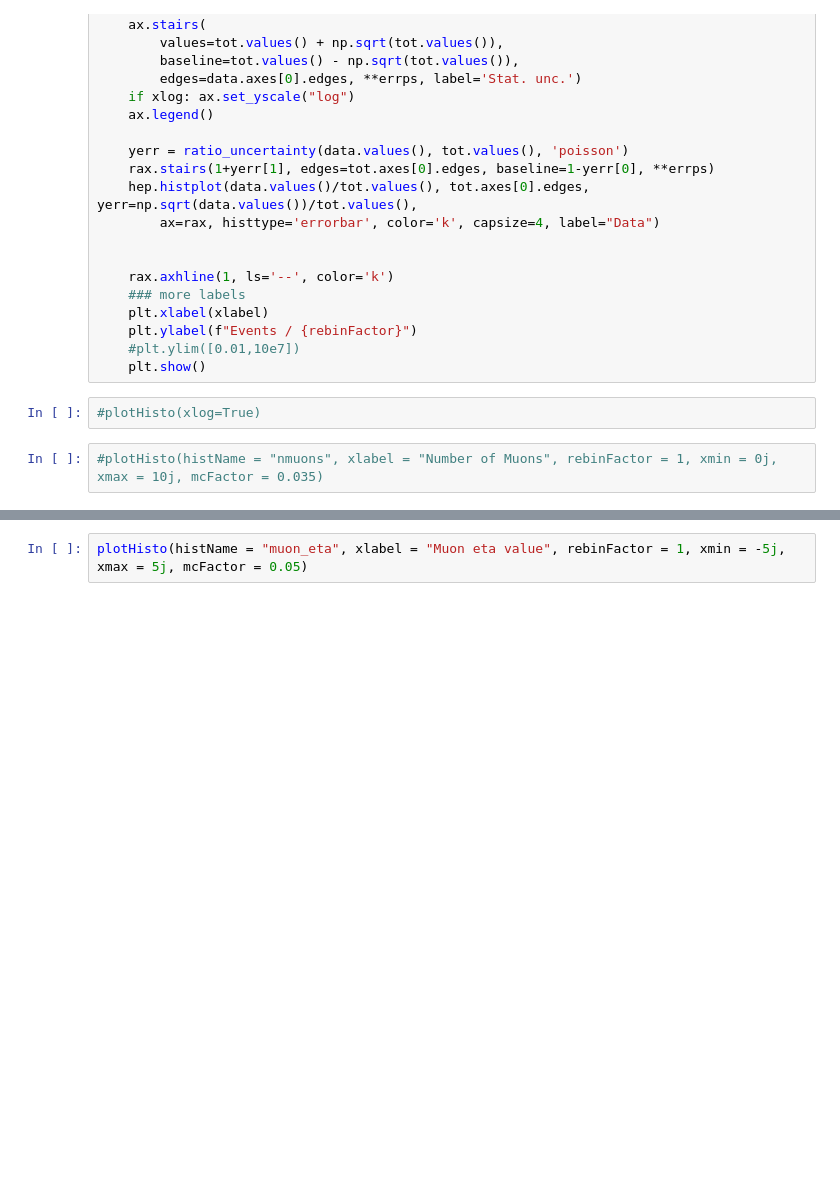
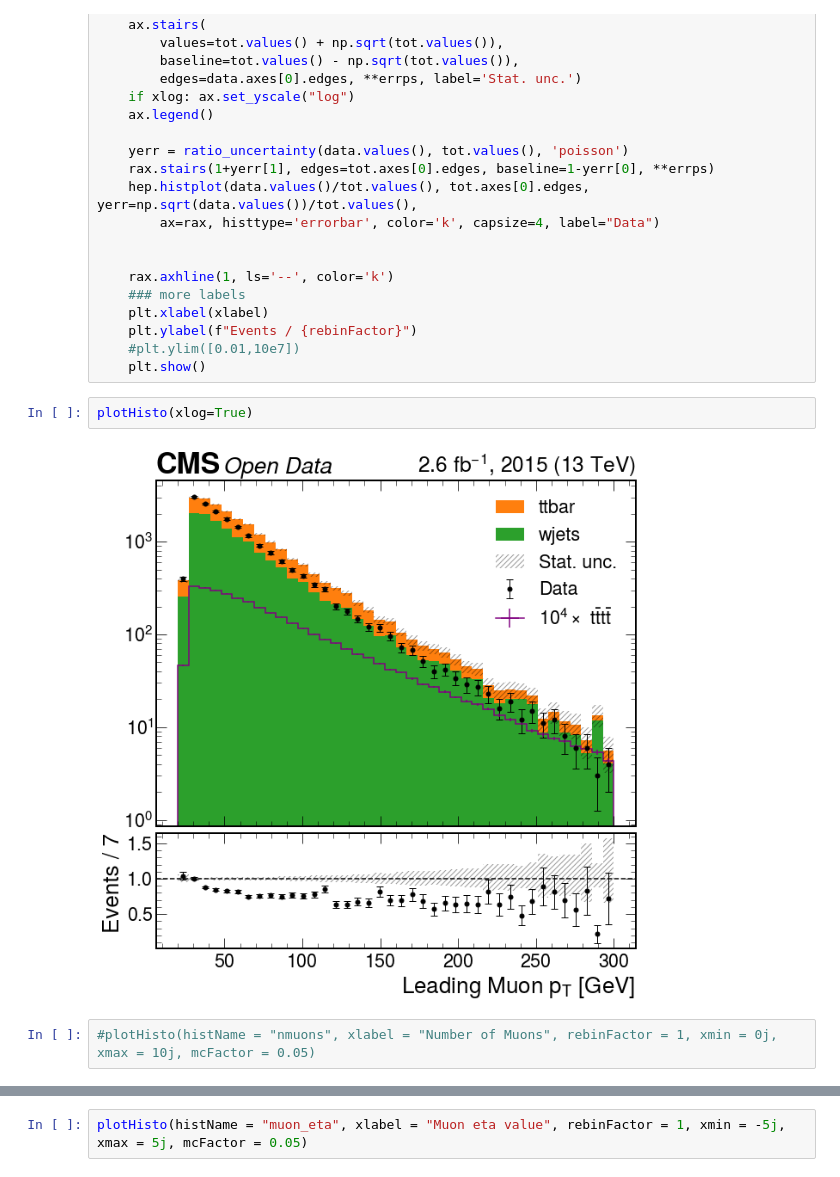
Before and after one commit to HEP-EPN/FourTopsCMSOpenData, a Jupyter notebook: Notebooks/Analysis_muon_version.ipynb, the cells around one changed output, grey strips where cells are left out. Cells and saved outputs as stored; diff of their text form; blank space fills up the shorter version.

```diff
--- a/Notebooks/Analysis_muon_version.ipynb
+++ b/Notebooks/Analysis_muon_version.ipynb
@@ -399,7 +381,9 @@ def plotHisto( histName = "muon_pt", xlabel = "Leading Muon $p_{T}$ [GeV]", rebi
     #plt.ylim([0.01,10e7])
     plt.show()
 # %%
-#plotHisto(xlog=True)
+plotHisto(xlog=True)
+# %% [output]
+[figure, added]
 # %%
-#plotHisto(histName = "nmuons", xlabel = "Number of Muons", rebinFactor = 1, xmin = 0j, xmax = 10j, mcFactor = 0.035)
+#plotHisto(histName = "nmuons", xlabel = "Number of Muons", rebinFactor = 1, xmin = 0j, xmax = 10j, mcFactor = 0.05)
 # %%
```
Also changed, not shown: parts of 12 cells of this notebook.
